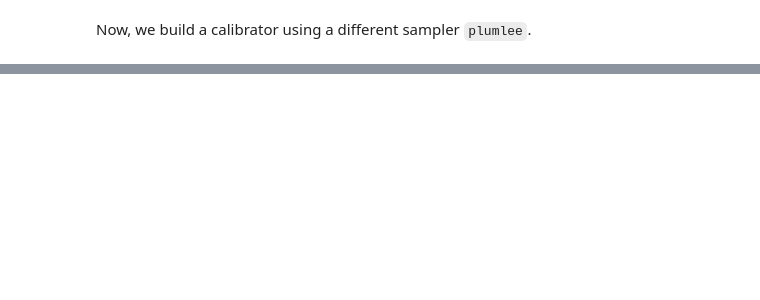
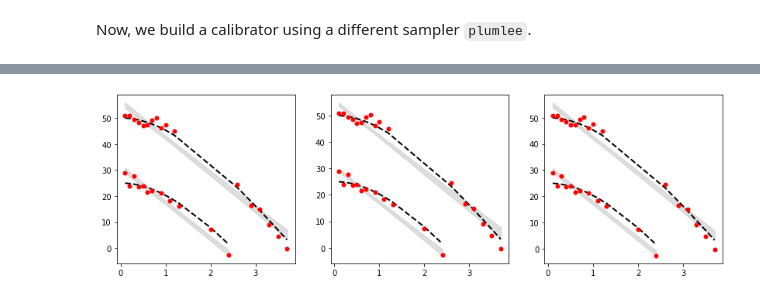
Before and after one commit to catatonicpig/ModCal, a Jupyter notebook: examples/Example2/Example2_nb.ipynb, the cells around one changed output, grey strips where cells are left out. Saved outputs shown, nothing was run; the diff lists cells and outputs as text; code cells hidden in the pictures; blank space fills up the shorter version.

```diff
--- a/examples/Example2/Example2_nb.ipynb
+++ b/examples/Example2/Example2_nb.ipynb
@@ -230,0 +255,8 @@ Text(0.5, 1.0, 'prediction using gravity model')
+# %%
+fig, axs = plt.subplots(1, 3, figsize=(14, 4))
+axs[0] = plot_preds(cal_lin_1, axs[0])
+axs[1] = plot_preds(cal_lin_2, axs[1])
+axs[2] = plot_preds(cal_lin_3, axs[2])
+plt.show()
+# %% [output]
+[figure, added]
```
Also changed, not shown: parts of 31 cells of this notebook, 4 other files.
